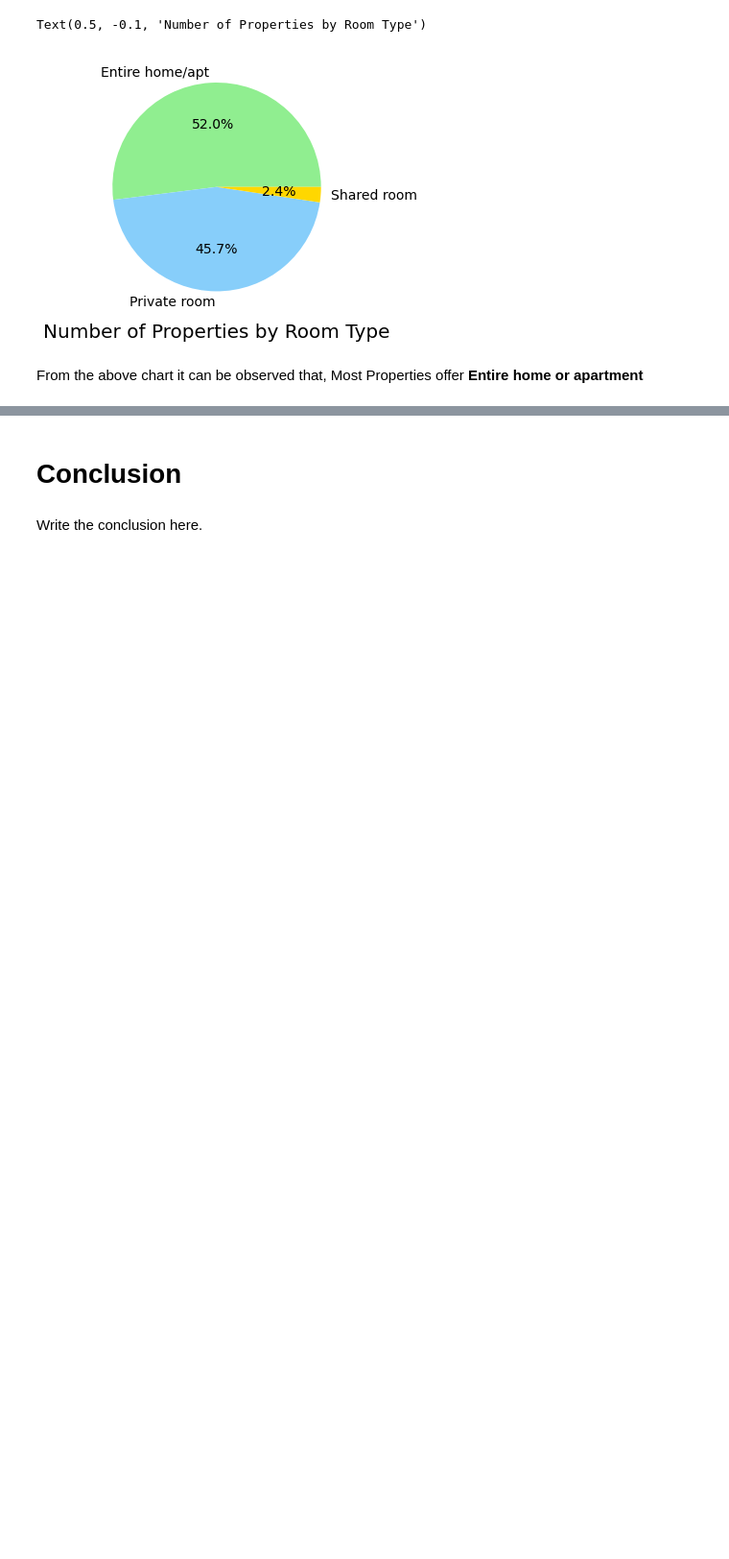
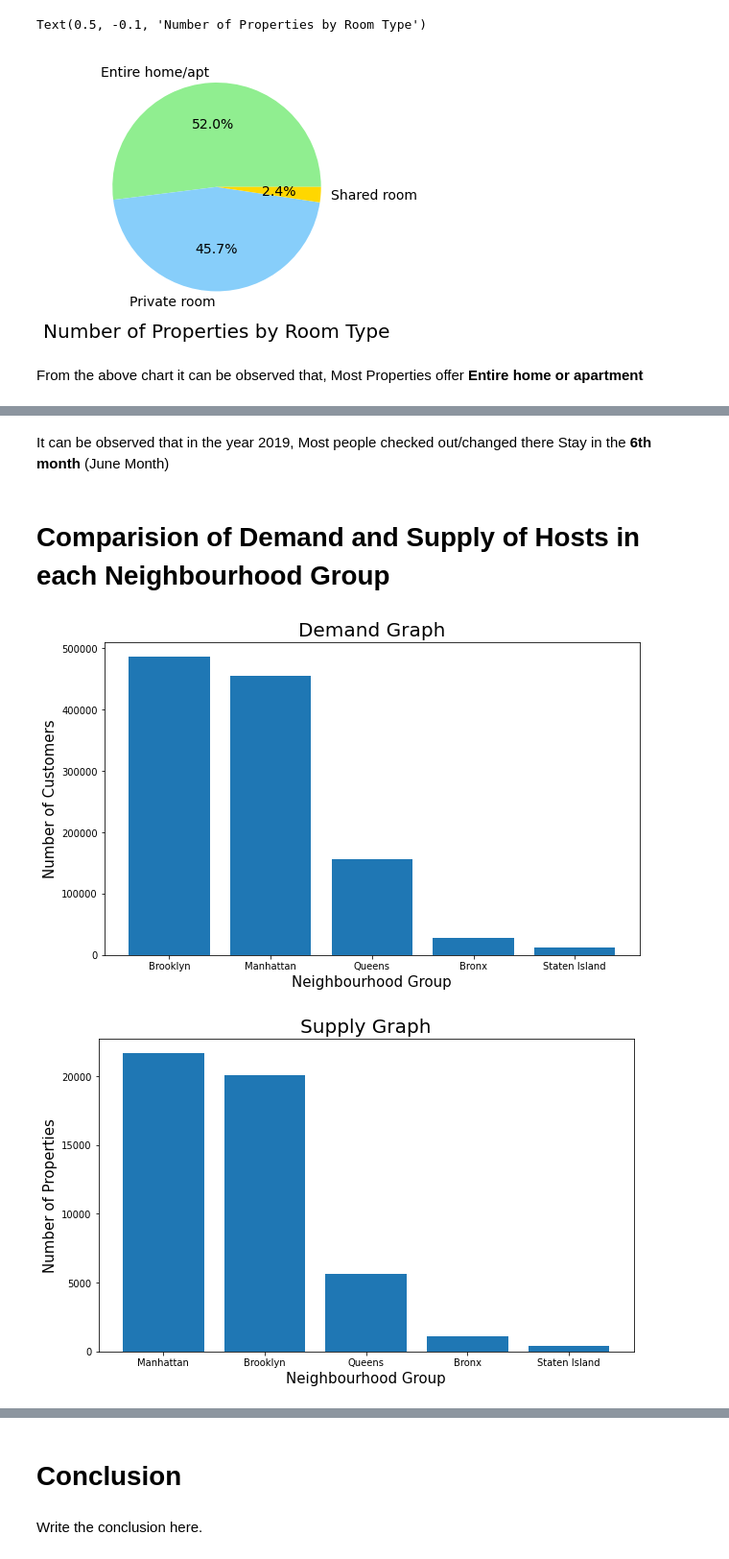
Before and after one commit to ismailali121/Airbnb-EDA-Capstone-Project, a Jupyter notebook: airbnb_booking_analysis_Capstone_Project.ipynb, the cells around one changed output, grey strips where cells are left out. Shown at 96% size. Drawn from its saved outputs; the diff is of its cells as text; code cells hidden in the pictures; blank space fills up the shorter version.

```diff
--- a/airbnb_booking_analysis_Capstone_Project.ipynb
+++ b/airbnb_booking_analysis_Capstone_Project.ipynb
@@ -324,0 +392,38 @@ From the above chart it can be observed that, Most Properties offer **Entire hom
+# %% [markdown]
+It can be observed that in the year 2019, Most people checked out/changed there Stay in the **6th month** (June Month)
+# %% [markdown]
+# **Comparision of Demand and Supply of Hosts in each Neighbourhood Group**
+# %%
+# number_of_reviews gives us the count of people stayed in that Neighbourhood Group
+demand_df=df.groupby('neighbourhood_group')['number_of_reviews'].sum().sort_values(ascending=False).reset_index()
+
+# number of hosts in a Neighbourhood Group will tell us about the supply in that Neighbourhood Group
+supply_df=df.groupby('neighbourhood_group')['host_id'].count().sort_values(ascending=False).reset_index()
+
+# calculating the avg price in each Neighbourhood Group
+avg_price_df=df.groupby('neighbourhood_group')['price'].mean().sort_values(ascending=False).reset_index()
+plt.rcParams["figure.figsize"] = (10, 6)
+
+# Demand Graph
+plt.bar(demand_df['neighbourhood_group'],demand_df['number_of_reviews'])
+plt.xlabel('Neighbourhood Group',size=15)
+plt.ylabel('Number of Customers',size=15)
+plt.title('Demand Graph',size=20)
+plt.show()
+
+# Supply Graph
+plt.bar(supply_df['neighbourhood_group'],supply_df['host_id'])
+plt.xlabel('Neighbourhood Group',size=15)
+plt.ylabel('Number of Properties',size=15)
+plt.title('Supply Graph',size=20)
+plt.show()
+
+# Price Graph
+plt.bar(avg_price_df['neighbourhood_group'],avg_price_df['price'])
+plt.xlabel('Neighbourhood Group',size=15)
+plt.ylabel('AVG Price of Properties',size=15)
+plt.title('Price Graph',size=20)
+plt.show()
+# %% [output]
+[figure, added]
+[figure, added]
```
Also changed, not shown: parts of 13 cells of this notebook.
